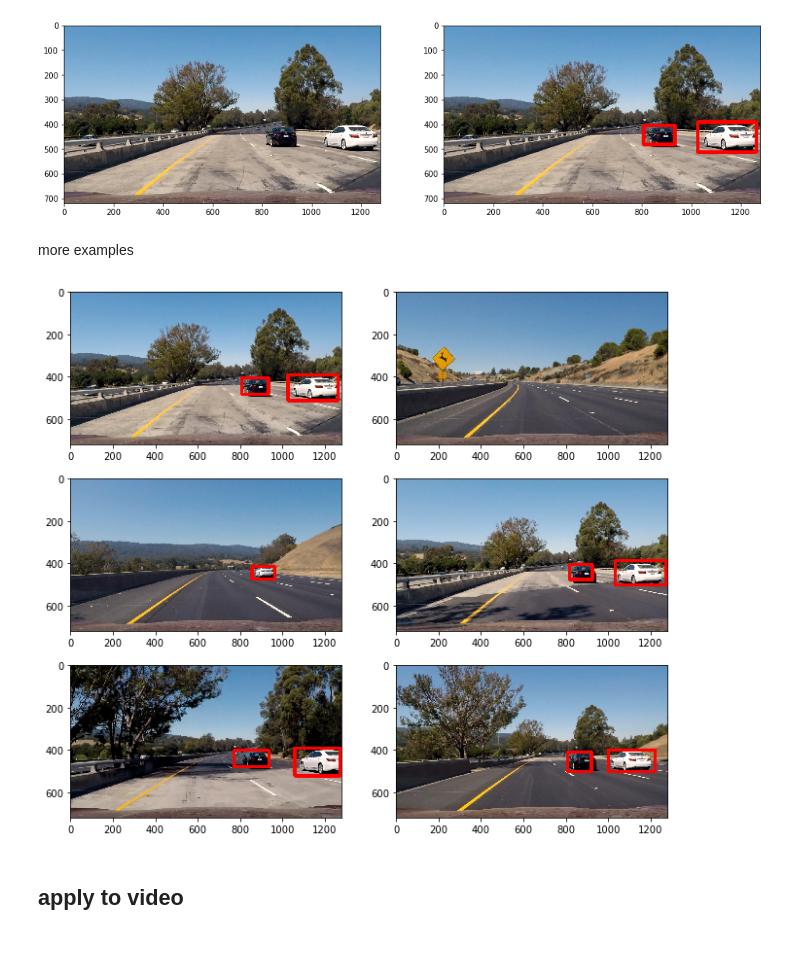
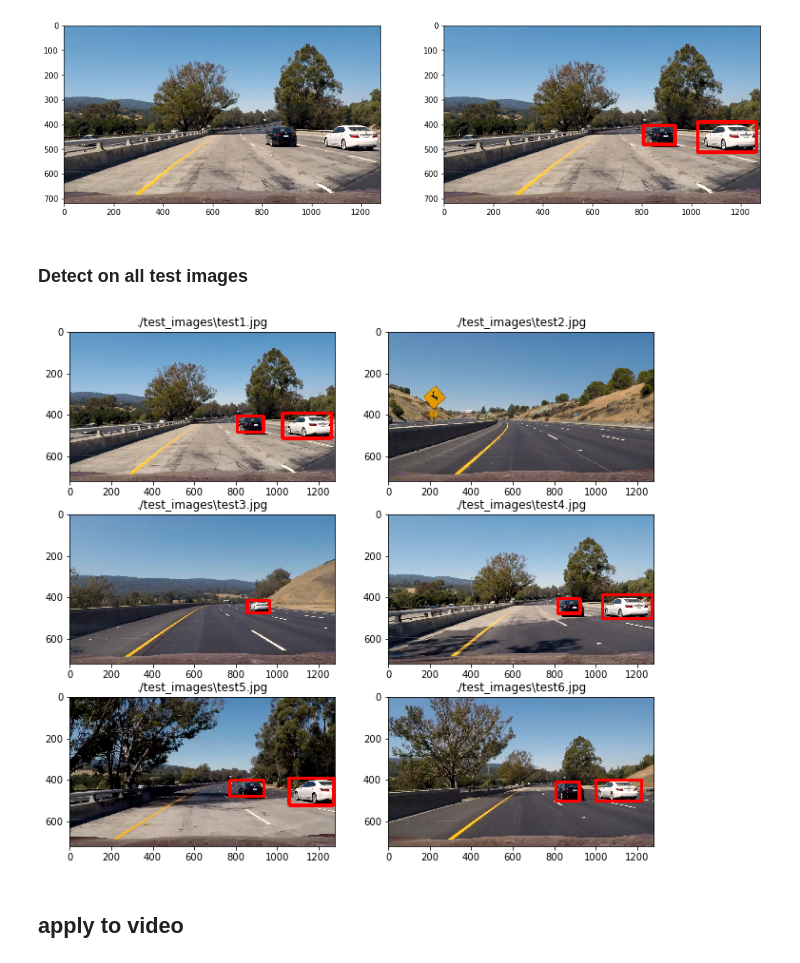
Before and after one commit to melindadevins/CarND-Vehicle-Detection, a Jupyter notebook: p5-vehicle-detection.ipynb, the cells around one changed output. Drawn from its saved outputs; the diff is of its cells as text; code cells hidden in the pictures.

```diff
--- a/p5-vehicle-detection.ipynb
+++ b/p5-vehicle-detection.ipynb
@@ -81,0 +29,5 @@ load_weights(model,'./yolo-tiny.weights')
+# %%
+from model import TinyYOLO
+yolo = TinyYOLO('./yolo-tiny.weights')
+model = yolo.model
+model.summary()
@@ -94,7 +64,7 @@ out = model.predict(batch)
 # %% [markdown]
 interpolate the vector out from the neural network, generate the boxes
 # %%
-boxes = yolo_net_out_to_car_boxes(out[0], threshold = 0.17)
+boxes = yolo.yolo_net_out_to_car_boxes(out[0], threshold = 0.2)
 
 print(boxes)
 # %% [output]
@@ -108,20 +78,24 @@ ax2.imshow(draw_box(boxes,plt.imread(imagePath),[[500,1280],[300,650]]))
 # %% [output]
 <matplotlib.image.AxesImage at 0x...>
 [figure]
-# %% [markdown]
-more examples
+# %% [markdown]
+### Detect on all test images
 # %%
-images = [plt.imread(file) for file in glob.glob('./test_images/*.jpg')]
+test_images = list(map(lambda image_file_name: (image_file_name, plt.imread(image_file_name)),
+                      glob.glob('./test_images/*.jpg')))
+
 batch = np.array([np.transpose(cv2.resize(image[300:650,500:,:],(448,448)),(2,0,1))
-                  for image in images])
+                  for (image_path, image) in test_images])
+
 batch = 2*(batch/255.) - 1
 out = model.predict(batch)
 f,((ax1,ax2),(ax3,ax4),(ax5,ax6)) = plt.subplots(3,2,figsize=(11,10))
 for i,ax in zip(range(len(batch)),[ax1,ax2,ax3,ax4,ax5,ax6]):
-    boxes = yolo_net_out_to_car_boxes(out[i], threshold = 0.17)
-    ax.imshow(draw_box(boxes,images[i],[[500,1280],[300,650]]))
+    boxes = yolo.yolo_net_out_to_car_boxes(out[i], threshold = 0.17)
+    ax.imshow(yolo.draw_box(boxes,test_images[i][1],[[500,1280],[300,650]]))
+    ax.set_title(test_images[i][0])
 # %% [output]
-[figure, old version]
+[figure, new version]
 # %% [markdown]
 ## apply to video ##
 # %%
```
Also changed, not shown: parts of 12 cells of this notebook, 6 other files.
